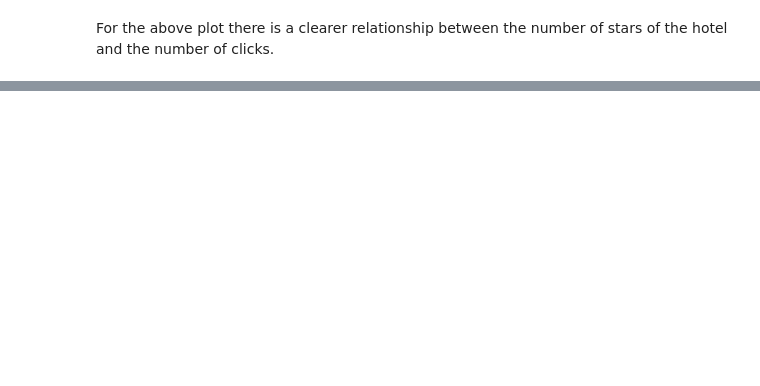
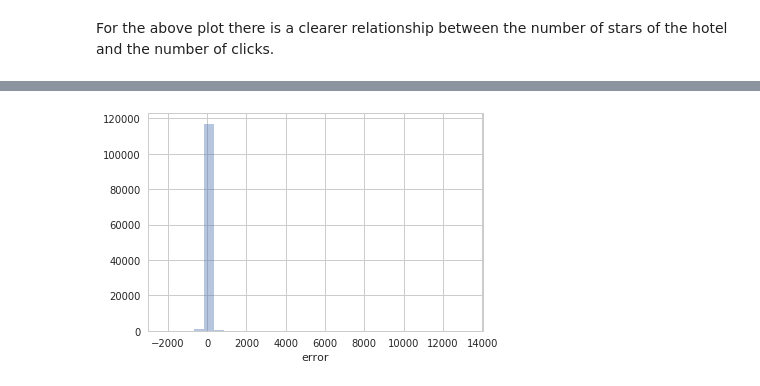
Before and after one commit to Rmostert/Click-rate-prediction, a Jupyter notebook: Click rate prediction.ipynb, the cells around one changed output, grey strips where cells are left out. Cells and saved outputs as stored; diff of their text form; code cells hidden in the pictures; blank space fills up the shorter version.

```diff
--- a/Click rate prediction.ipynb
+++ b/Click rate prediction.ipynb
@@ -892,0 +860,5 @@ RF RMSE: 201.882
+# %%
+# Apply same steps to validation dataset that were applied to training set
+validation_data= validation_data.dropna(thresh=6)
+validation_data = validation_data.withColumn('No_rating',F.when(F.col('avg_rating').isNull(),1).otherwise(0))
+validation_data = validation_data.fillna(value=-1,subset=['avg_rating'])
@@ -892,0 +869,3 @@ RF RMSE: 201.882
+# %%
+rf_predicted = rf_fitted.transform(validation_data)
+gbt_predicted = gbt_fitted.transform(validation_data)
@@ -892,0 +910,4 @@ RF RMSE: 201.882
+# %%
+gbt_predicted_pd = gbt_predicted.select('hotel_id','n_clicks','prediction').toPandas()
+# %%
+gbt_predicted_pd['error'] = gbt_predicted_pd['n_clicks'] - gbt_predicted_pd['prediction']
@@ -892,0 +927,5 @@ RF RMSE: 201.882
+# %%
+Histogram of the residuals
+sns.distplot(gbt_predicted_pd['error'],bins=30,kde=False);
+# %% [output]
+[figure, added]
```
Also changed, not shown: parts of 167 cells of this notebook.
